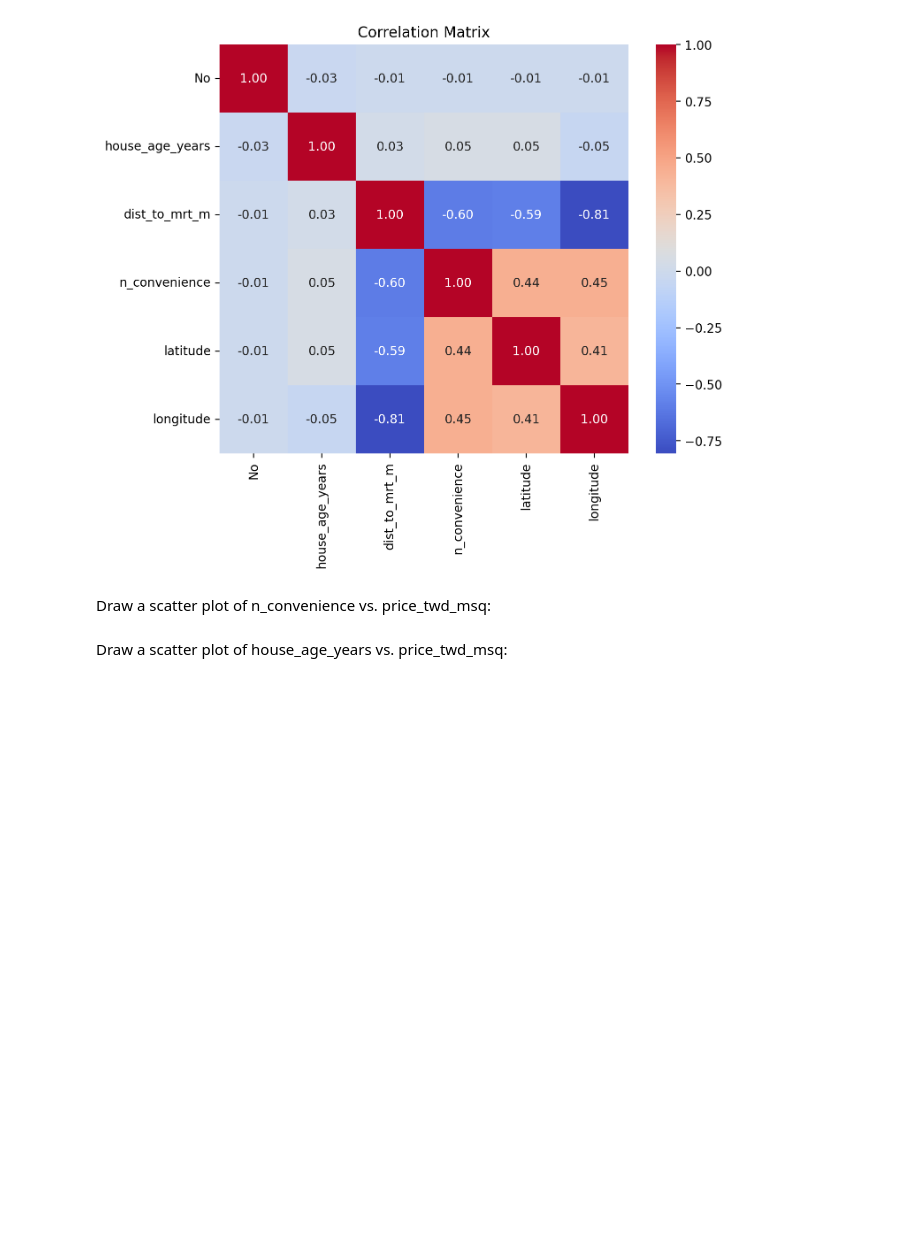
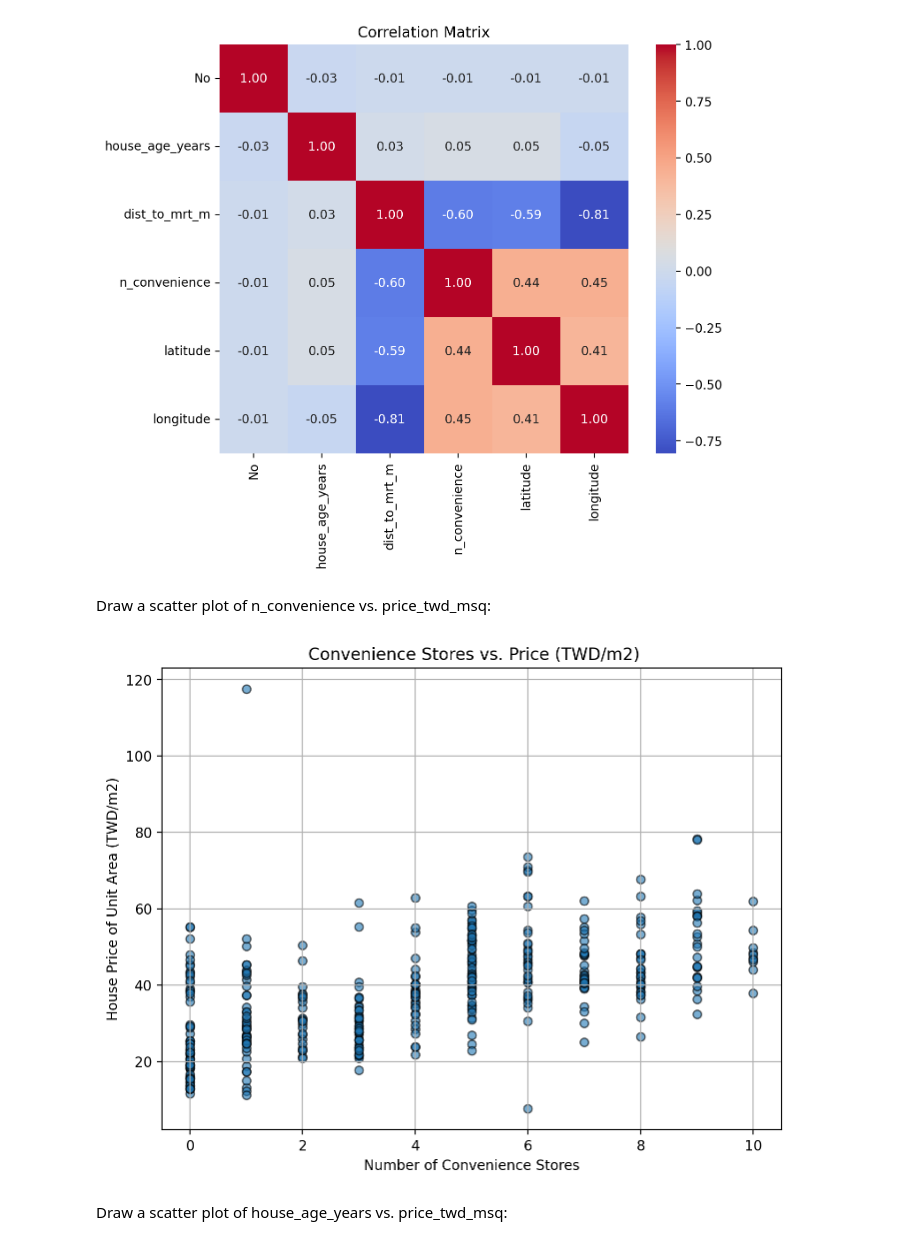
Before and after one commit to arietz/DS2025, a Jupyter notebook: Report7/Exercise10.ipynb, the cells around one changed output. Saved outputs shown, nothing was run; the diff lists cells and outputs as text; code cells hidden in the pictures; blank space fills up the shorter version.

```diff
--- a/Report7/Exercise10.ipynb
+++ b/Report7/Exercise10.ipynb
@@ -134,6 +134,24 @@ plt.show()
 Draw a scatter plot of n_convenience vs. price_twd_msq:
 # %%
 # Your code here
+
+
+df = pd.read_csv("real_estate.csv")
+plt.figure(figsize=(8, 6))
+plt.scatter(
+    df['number of convenience stores'],
+    df['house price of unit area'],
+    alpha=0.6,
+    edgecolors='k'
+)
+
+plt.xlabel('Number of Convenience Stores')
+plt.ylabel('House Price of Unit Area (TWD/m2)')
+plt.title(' Convenience Stores vs. Price (TWD/m2)')
+plt.grid(True)
+plt.show()
+# %% [output]
+[figure, added]
 # %% [markdown]
 Draw a scatter plot of house_age_years vs. price_twd_msq:
 # %%
```
Also changed, not shown: parts of 11 cells of this notebook, 14 other files.
